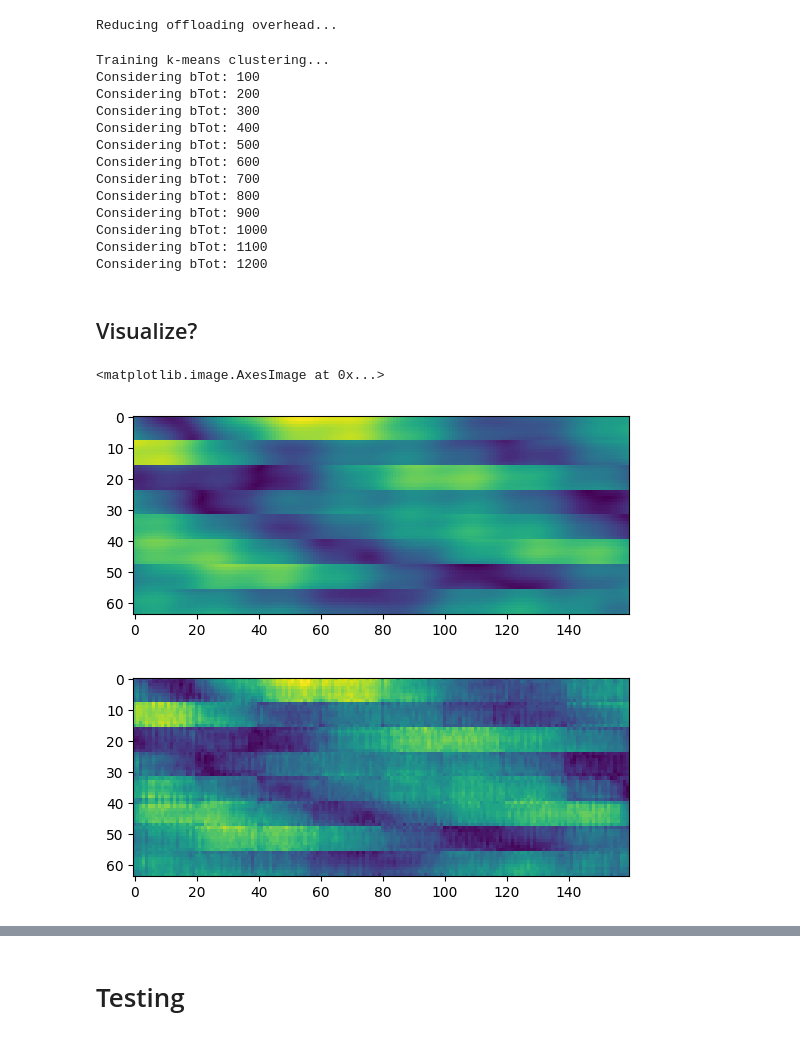
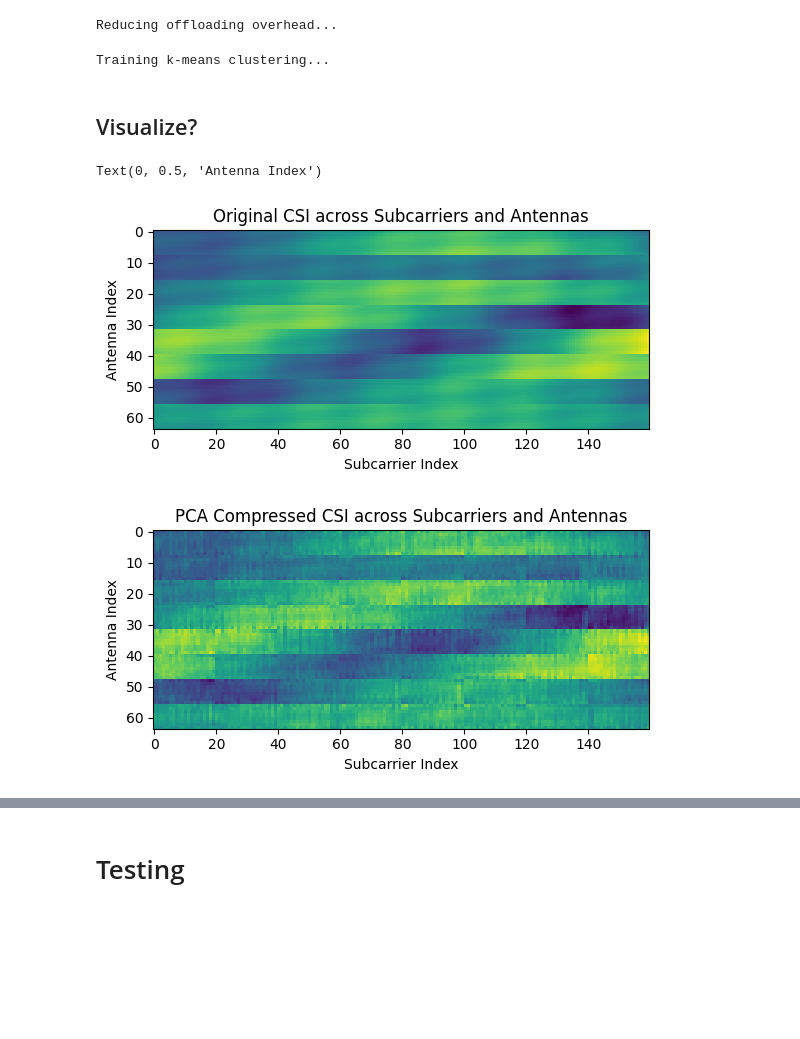
Before and after one commit to dziper/NonstaticCSI, a Jupyter notebook: project/plan.ipynb, the cells around one changed output, grey strips where cells are left out. Drawn from its saved outputs; the diff is of its cells as text; code cells hidden in the pictures; blank space fills up the shorter version.

Commit message:
figures

```diff
--- a/project/plan.ipynb
+++ b/project/plan.ipynb
@@ -13,7 +13,7 @@ cfg = utils.Config(
     num_tx_antennas=64,
     num_subcarriers=160,
     train_test_split=0.8,
-    data_root="../data/dataset1",
+    data_root="",
     # duplicate_data=1,
     # data_snr=-1
 )
@@ -55,33 +55,27 @@ model.train_or_load(error_compressor, cfg.kmeans_path, cfg.retrain_all, predicti
 # DL and UL each get trained pca, predictor, and error_compressor
 # %% [output]
 Training k-means clustering...
-Considering bTot: 100
-Considering bTot: 200
-Considering bTot: 300
-Considering bTot: 400
-Considering bTot: 500
-Considering bTot: 600
-Considering bTot: 700
-Considering bTot: 800
-Considering bTot: 900
-Considering bTot: 1000
-Considering bTot: 1100
-Considering bTot: 1200
 # %% [markdown]
 ## Visualize?
 # %%
 # Verify PCA is working!
 
 import numpy as np
 import matplotlib.pyplot as plt
-ori = np.expand_dims(test_set[1].csi, axis=0)
+ori = np.expand_dims(test_set[10].csi, axis=0)
 plt.imshow(np.squeeze(np.abs(ori)))
+plt.title("Original CSI across Subcarriers and Antennas")
+plt.xlabel("Subcarrier Index")
+plt.ylabel("Antenna Index")
 plt.figure()
 
 single_zdl = pca.process(ori)
 recovered = pca.decode(single_zdl)
 plt.imshow(np.squeeze(np.abs(recovered)))
+plt.title("PCA Compressed CSI across Subcarriers and Antennas")
+plt.xlabel("Subcarrier Index")
+plt.ylabel("Antenna Index")
 # %% [output]
-<matplotlib.image.AxesImage at 0x...>
+Text(0, 0.5, 'Antenna Index')
-[figure, old version]
+[figure, new version]
-[figure, old version]
+[figure, new version]
```
Also changed, not shown: parts of 3 cells of this notebook, 5 other files.
